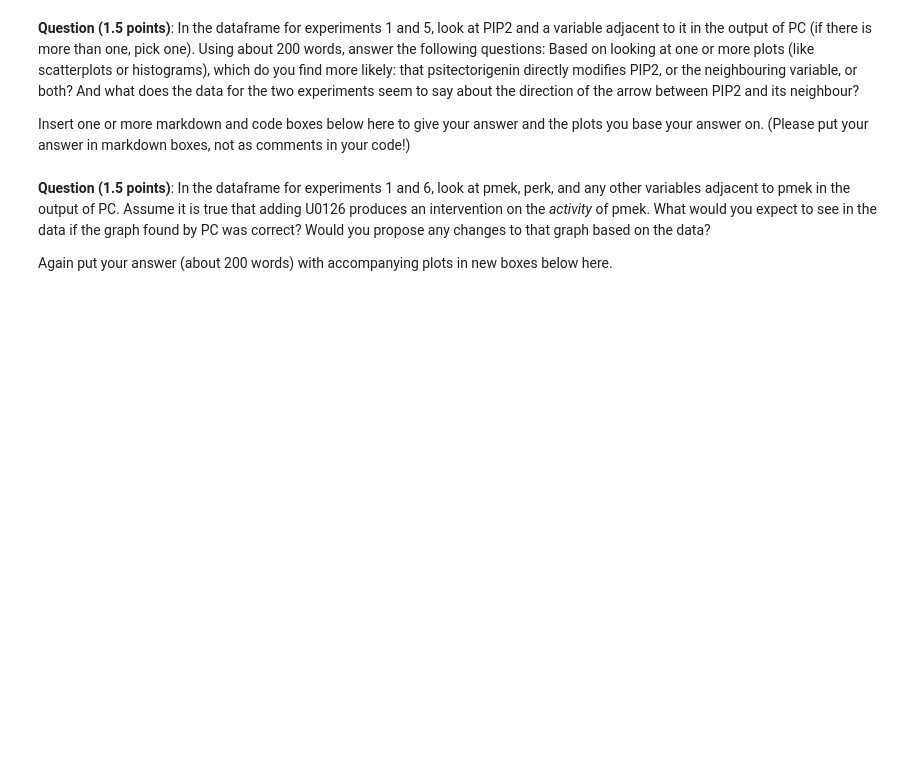
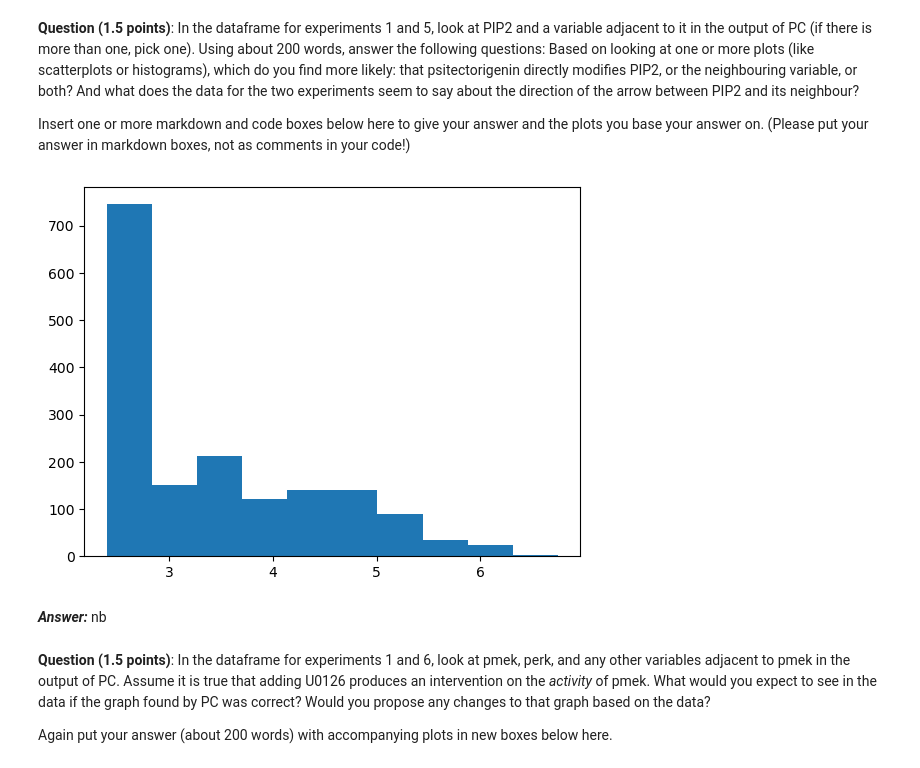
Before and after one commit to leonardocarboni/aml-carboni-bais, a Jupyter notebook: Assignment 4/bais_carboni.ipynb, the cells around one changed output. Saved outputs shown, nothing was run; the diff lists cells and outputs as text; code cells hidden in the pictures; blank space fills up the shorter version.

```diff
--- a/Assignment 4/bais_carboni.ipynb
+++ b/Assignment 4/bais_carboni.ipynb
@@ -416,7 +461,24 @@ Create two new dataframes, one containing all data from experiments 1 and 5, and
+# %%
+# Your code here (0.5 point)
+exp_1_5 = pd.concat([all_data[all_data['experiment'] == 1], all_data[all_data['experiment'] == 5]], ignore_index=True)
+exp_1_6 = pd.concat([all_data[all_data['experiment'] == 1], all_data[all_data['experiment'] == 6]], ignore_index=True)
 # %% [markdown]
 **Question (1.5 points)**: In the dataframe for experiments 1 and 5, look at PIP2 and a variable adjacent to it in the output of PC (if there is more than one, pick one). Using about 200 words, answer the following questions: Based on looking at one or more plots (like scatterplots or histograms), which do you find more likely: that psitectorigenin directly modifies PIP2, or the neighbouring variable, or both? And what does the data for the two experiments seem to say about the direction of the arrow between PIP2 and its neighbour?
 
 Insert one or more markdown and code boxes below here to give your answer and the plots you base your answer on. (Please put your answer in markdown boxes, not as comments in your code!)
+# %%
+import matplotlib.pyplot as plt
+pip2_index = exp_1_5.columns.get_loc('PIP2')
+pip2 = exp_1_5.iloc[:, pip2_index]
+prepip2 = exp_1_5.iloc[:, pip2_index-1] # plcg
+postpip2 = exp_1_5.iloc[:, pip2_index+1] # pip3
+plt.hist(exp_1_5["PIP2"])
+plt.show()
+# %% [output]
+[figure, added]
+# %% [markdown]
+***Answer:***
+nb
 # %% [markdown]
 **Question (1.5 points)**: In the dataframe for experiments 1 and 6, look at pmek, perk, and any other variables adjacent to pmek in the output of PC. Assume it is true that adding U0126 produces an intervention on the *activity* of pmek. What would you expect to see in the data if the graph found by PC was correct? Would you propose any changes to that graph based on the data?
 
```
Also changed, not shown: parts of 6 cells of this notebook.
